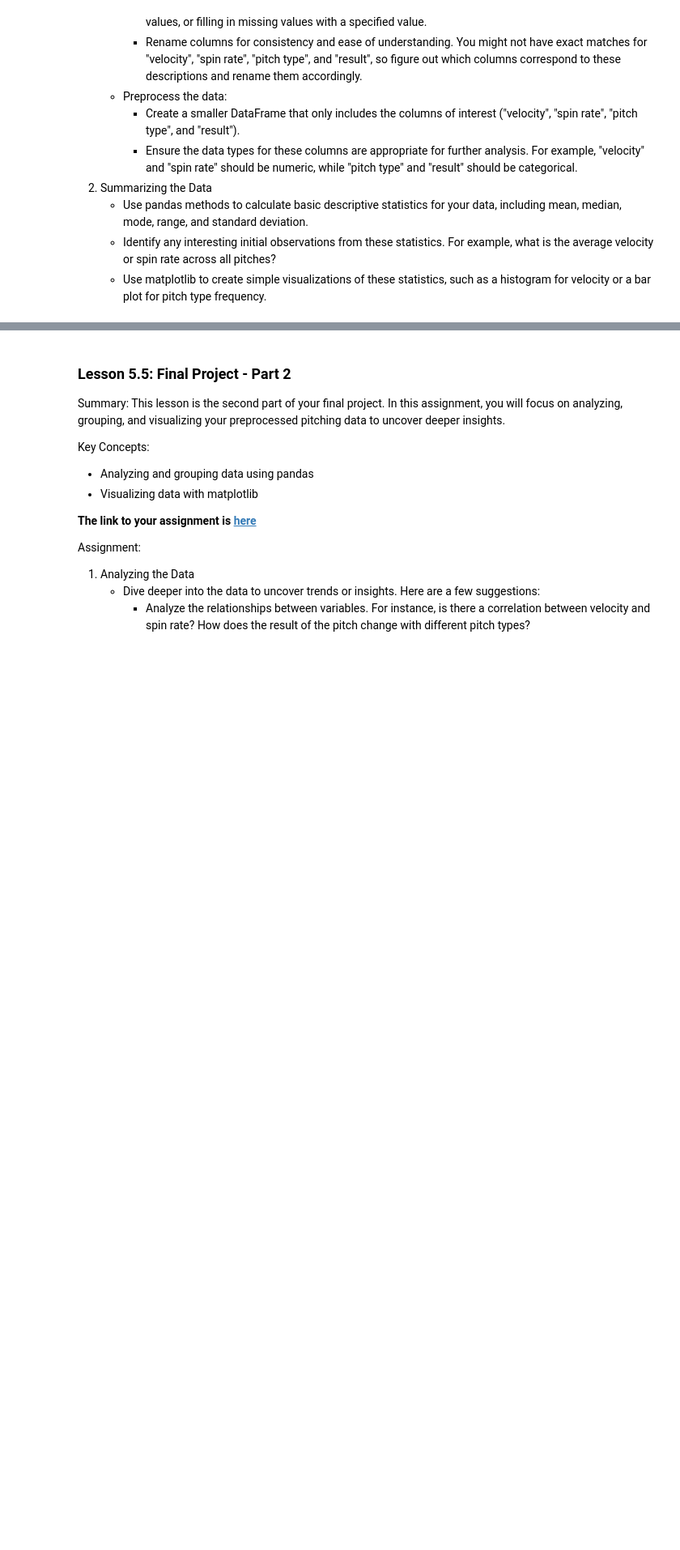
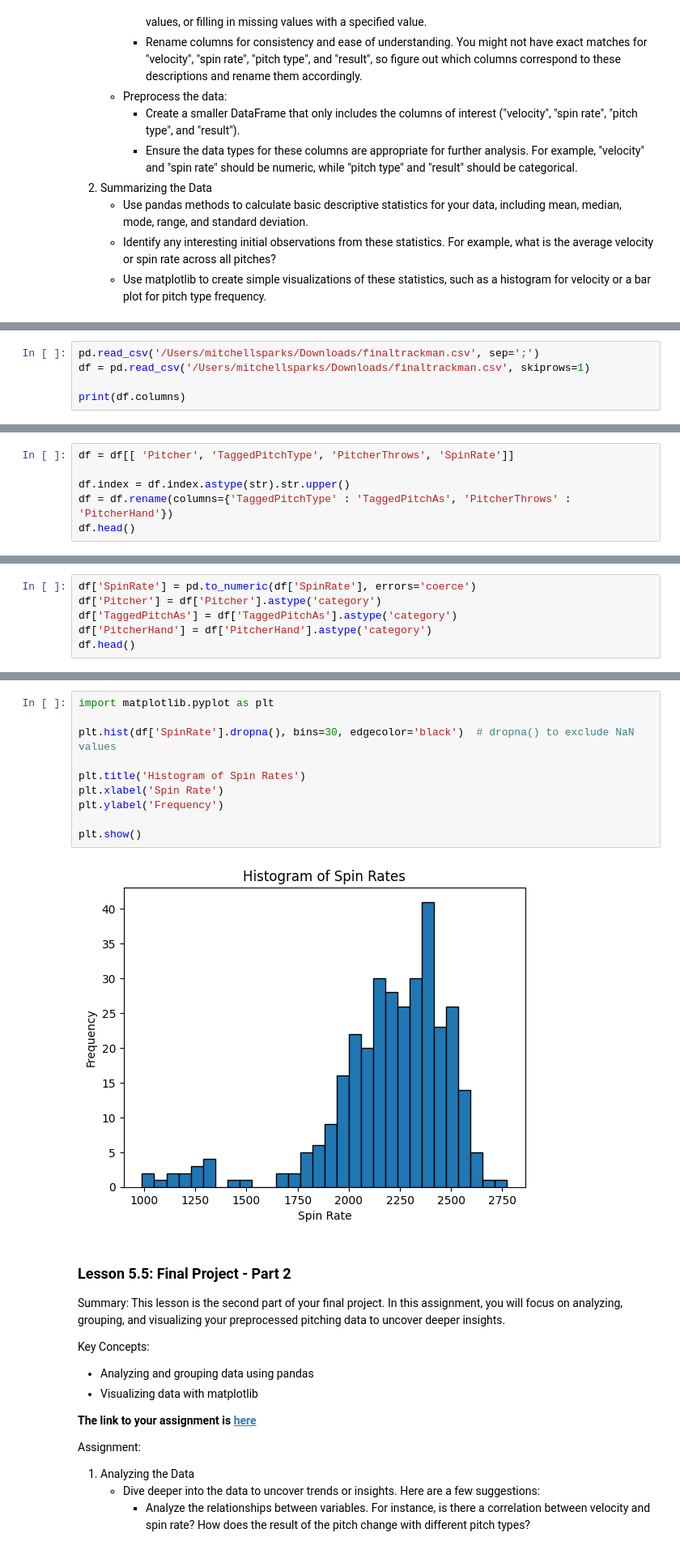
Before and after one commit to palmerwenzel/mitch-trackman-project, a Jupyter notebook: Lesson5.ipynb, the cells around one changed output, grey strips where cells are left out. Shown at 81% size. Saved outputs shown, nothing was run; the diff lists cells and outputs as text; blank space fills up the shorter version.

```diff
--- a/Lesson5.ipynb
+++ b/Lesson5.ipynb
@@ -87,0 +39,5 @@ Pitcher# Date       Time        PAofInning PitchofPA Pitcher      PitcherId Pitc
+# %%
+pd.read_csv('/Users/mitchellsparks/Downloads/finaltrackman.csv', sep=';')
+df = pd.read_csv('/Users/mitchellsparks/Downloads/finaltrackman.csv', skiprows=1)
+
+print(df.columns)
@@ -87,0 +54,6 @@ Pitcher# Date       Time        PAofInning PitchofPA Pitcher      PitcherId Pitc
+# %%
+df = df[[ 'Pitcher', 'TaggedPitchType', 'PitcherThrows', 'SpinRate']]
+
+df.index = df.index.astype(str).str.upper()
+df = df.rename(columns={'TaggedPitchType' : 'TaggedPitchAs', 'PitcherThrows' : 'PitcherHand'})
+df.head()
@@ -87,0 +67,6 @@ Pitcher# Date       Time        PAofInning PitchofPA Pitcher      PitcherId Pitc
+# %%
+df['SpinRate'] = pd.to_numeric(df['SpinRate'], errors='coerce')
+df['Pitcher'] = df['Pitcher'].astype('category')
+df['TaggedPitchAs'] = df['TaggedPitchAs'].astype('category')
+df['PitcherHand'] = df['PitcherHand'].astype('category')
+df.head()
@@ -88,3 +117,15 @@ Pitcher# Date       Time        PAofInning PitchofPA Pitcher      PitcherId Pitc
+# %%
+import matplotlib.pyplot as plt
+
+plt.hist(df['SpinRate'].dropna(), bins=30, edgecolor='black')  # dropna() to exclude NaN values
+
+plt.title('Histogram of Spin Rates')
+plt.xlabel('Spin Rate')
+plt.ylabel('Frequency')
+
+plt.show()
+# %% [output]
+[figure, added]
 # %% [markdown]
 ### Lesson 5.5: Final Project - Part 2
 
```
Also changed, not shown: parts of 9 cells of this notebook.
